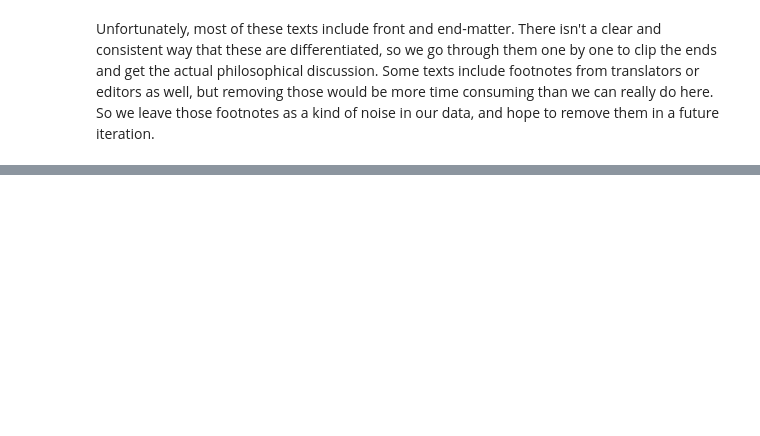
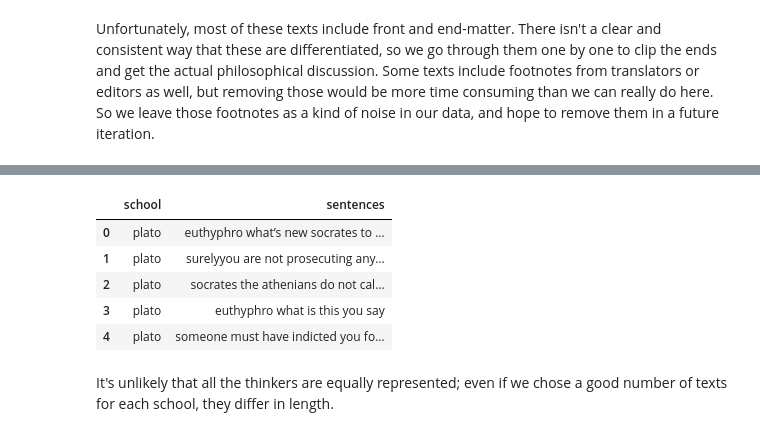
Before and after one commit to kcalizadeh/philosophy_classification_project, a Jupyter notebook: preprocessing.ipynb, the cells around one changed output, grey strips where cells are left out. Cells and saved outputs as stored; diff of their text form; code cells hidden in the pictures; blank space fills up the shorter version.

```diff
--- a/preprocessing.ipynb
+++ b/preprocessing.ipynb
@@ -144,0 +141,20 @@ popper_science.split('F IRST E NGLISH E DITION, 1959')[1][2:].split('This is the
+# %%
+# a list of books for each school, then aggregated and entered into a dictionary
+plato_texts = [plato_complete]
+aristotle_texts = [aristotle_vol1, aristotle_vol2]
+rationalist_texts = [spinoza_ethics, spinoza_improve_understanding, leibniz_theodicy, descartes_discourse_method, descartes_meditations]
+empiricist_texts = [locke_treatise_gov, locke_understanding_1, locke_understanding_2, hume_treatise, hume_natural_religion, berkeley_three_dialogues, berkeley_treatise]
+german_idealist_texts = [kant_practical_reason, kant_judgement, kant_pure_reason, fichte_ethics, hegel_logic, hegel_phenomenology, hegel_right]
+early_analytic_texts = [russell_analylsis_of_mind, russell_problems_of_phil, moore_principia, moore_studies, wittgenstein_investigations, wittgenstein_tractatus]
+modern_analytic_texts = [lewis_papers1, lewis_papers2, quine_quintessence, popper_open_society, popper_science, kripke_naming, kripke_troubles]
+phenomenology_texts = [ponty_perception, husserl_cartesian, husserl_crisis, husserl_idea_of, heidegger_being_time, heidegger_track]
+continental_texts = [foucault_clinic, foucault_madness, foucault_order, derrida_writing, deleuze_difference, deleuze_oedipus]
+
+all_texts = plato_texts + aristotle_texts + empiricist_texts + rationalist_texts + early_analytic_texts + modern_analytic_texts + continental_texts + phenomenology_texts + german_idealist_texts
+
+text_dict = {'plato': plato_texts, 'aristotle': aristotle_texts, 'empiricism': empiricist_texts, 'rationalism': rationalist_texts,
+            'early_analytic': early_analytic_texts, 'modern_analytic': modern_analytic_texts, 'continental': continental_texts,
+            'phenomenology': phenomenology_texts, 'german_idealism': german_idealist_texts}
+
+for school in text_dict.keys():
+    text_dict[school] = ' . '.join(text_dict[school])
@@ -144,0 +207,18 @@ popper_science.split('F IRST E NGLISH E DITION, 1959')[1][2:].split('This is the
+# %%
+text_df = pd.DataFrame(columns=['school', 'sentences'])
+for school in tokenized_text_dict.keys():
+    school_df = pd.DataFrame(columns=['school', 'sentences'])
+    school_df['sentences'] = tokenized_text_dict[school]
+    school_df['school'] = school
+    text_df = text_df.append(school_df)
+
+text_df.head()
+# %% [output]
+|  | school | sentences |
+| 0 | plato | euthyphro what’s new socrates to ... |
+| 1 | plato | surelyyou are not prosecuting any... |
+| 2 | plato | socrates the athenians do not cal... |
+| 3 | plato | euthyphro what is this you say |
+| 4 | plato | someone must have indicted you fo... |
+# %% [markdown]
+It's unlikely that all the thinkers are equally represented; even if we chose a good number of texts for each school, they differ in length.
```
Also changed, not shown: parts of 38 cells of this notebook, 2 other files.
